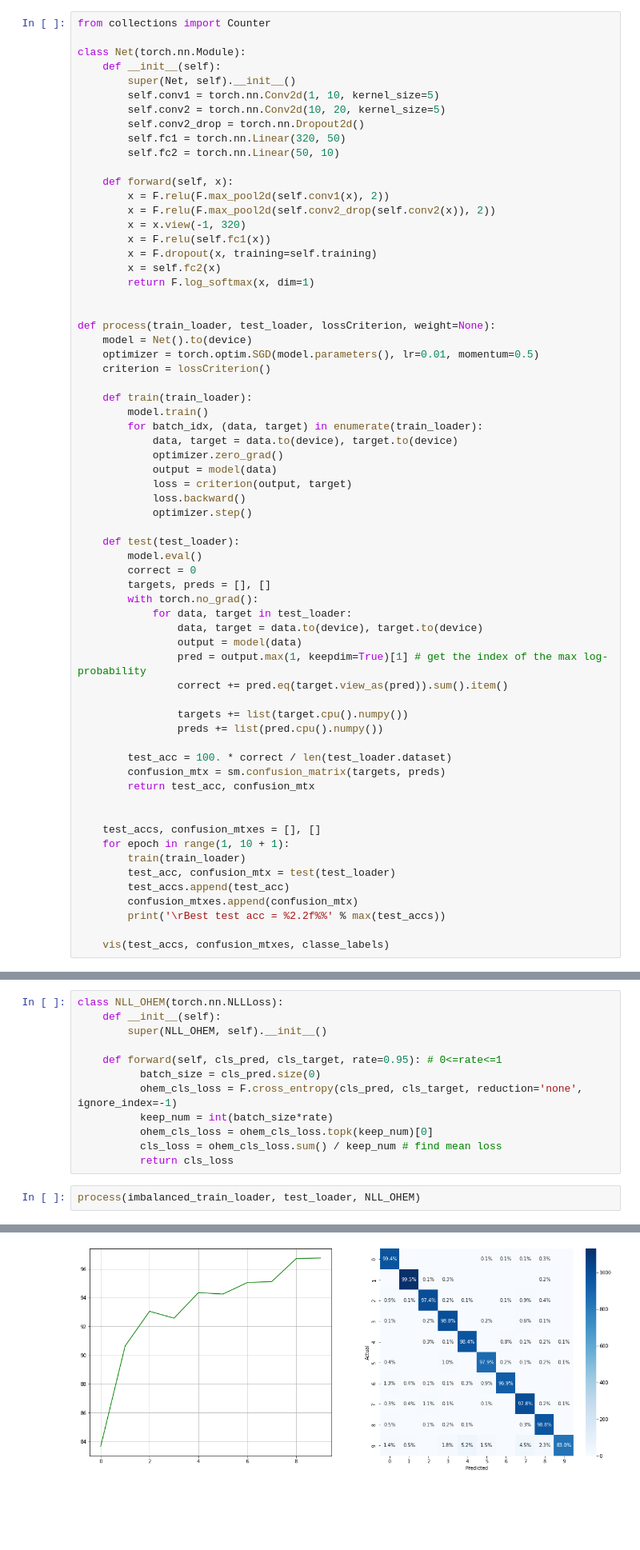
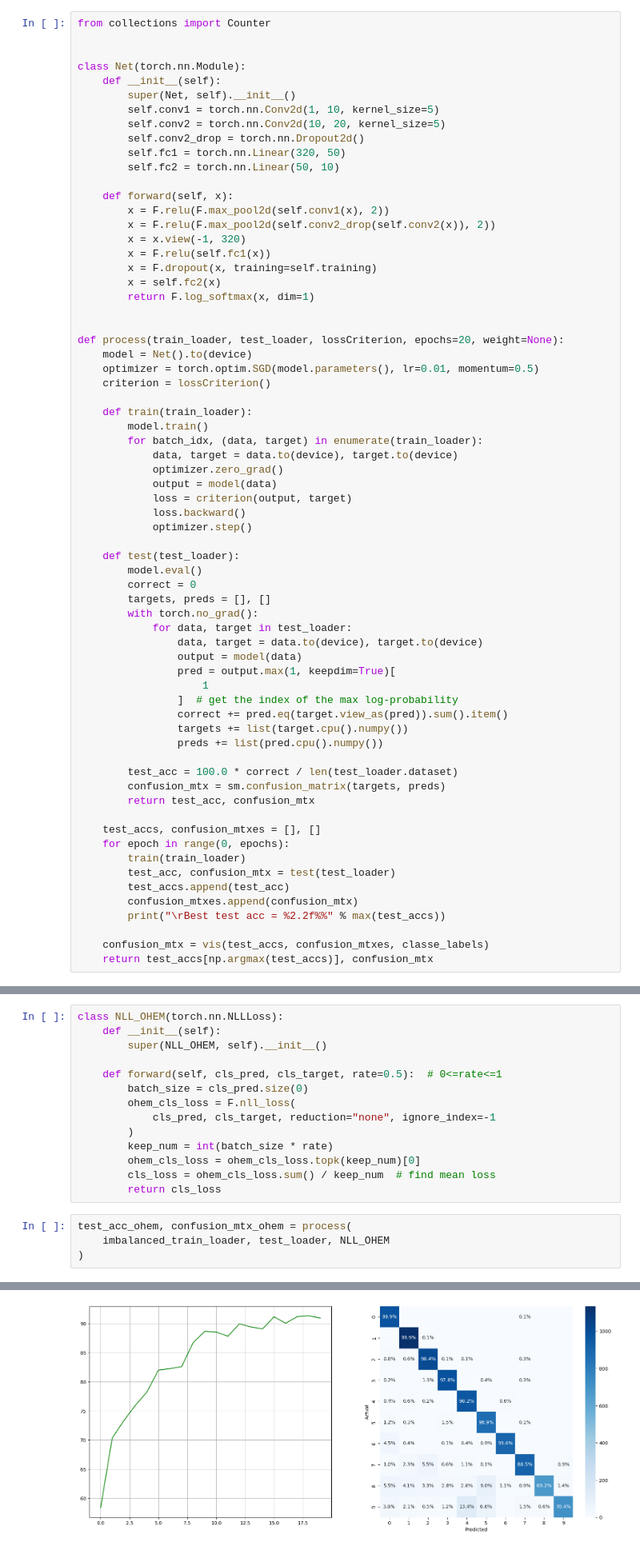
Before and after one commit to PacktPublishing/Machine-Learning-for-Imbalanced-Data, a Jupyter notebook: chapter09/Online_hard_example_mining-OHEM.ipynb, the cells around one changed output, grey strips where cells are left out. Shown at 80% size. Cells and saved outputs as stored; diff of their text form; blank space fills up the shorter version.

```diff
--- a/chapter09/Online_hard_example_mining-OHEM.ipynb
+++ b/chapter09/Online_hard_example_mining-OHEM.ipynb
@@ -184,5 +250,6 @@ class ClassBalancedFocalLoss(torch.nn.Module):
 # %%
 from collections import Counter
+
 
 class Net(torch.nn.Module):
     def __init__(self):
@@ -203,7 +270,7 @@ class Net(torch.nn.Module):
         return F.log_softmax(x, dim=1)
 
 
-def process(train_loader, test_loader, lossCriterion, weight=None):
+def process(train_loader, test_loader, lossCriterion, epochs=20, weight=None):
     model = Net().to(device)
     optimizer = torch.optim.SGD(model.parameters(), lr=0.01, momentum=0.5)
     criterion = lossCriterion()
@@ -226,24 +293,25 @@ def process(train_loader, test_loader, lossCriterion, weight=None):
             for data, target in test_loader:
                 data, target = data.to(device), target.to(device)
                 output = model(data)
-                pred = output.max(1, keepdim=True)[1] # get the index of the max log-probability
+                pred = output.max(1, keepdim=True)[
+                    1
+                ]  # get the index of the max log-probability
                 correct += pred.eq(target.view_as(pred)).sum().item()
-
                 targets += list(target.cpu().numpy())
                 preds += list(pred.cpu().numpy())
 
-        test_acc = 100. * correct / len(test_loader.dataset)
+        test_acc = 100.0 * correct / len(test_loader.dataset)
         confusion_mtx = sm.confusion_matrix(targets, preds)
         return test_acc, confusion_mtx
 
-
     test_accs, confusion_mtxes = [], []
-    for epoch in range(1, 10 + 1):
+    for epoch in range(0, epochs):
         train(train_loader)
         test_acc, confusion_mtx = test(test_loader)
         test_accs.append(test_acc)
         confusion_mtxes.append(confusion_mtx)
-        print('\rBest test acc = %2.2f%%' % max(test_accs))
+        print("\rBest test acc = %2.2f%%" % max(test_accs))
 
-    vis(test_accs, confusion_mtxes, classe_labels)
+    confusion_mtx = vis(test_accs, confusion_mtxes, classe_labels)
+    return test_accs[np.argmax(test_accs)], confusion_mtx
 # %%
@@ -266,13 +345,17 @@ class NLL_OHEM(torch.nn.NLLLoss):
     def __init__(self):
         super(NLL_OHEM, self).__init__()
 
-    def forward(self, cls_pred, cls_target, rate=0.95): # 0<=rate<=1
-          batch_size = cls_pred.size(0)
-          ohem_cls_loss = F.cross_entropy(cls_pred, cls_target, reduction='none', ignore_index=-1)
-          keep_num = int(batch_size*rate)
-          ohem_cls_loss = ohem_cls_loss.topk(keep_num)[0]
-          cls_loss = ohem_cls_loss.sum() / keep_num # find mean loss
-          return cls_loss
+    def forward(self, cls_pred, cls_target, rate=0.5):  # 0<=rate<=1
+        batch_size = cls_pred.size(0)
+        ohem_cls_loss = F.nll_loss(
+            cls_pred, cls_target, reduction="none", ignore_index=-1
+        )
+        keep_num = int(batch_size * rate)
+        ohem_cls_loss = ohem_cls_loss.topk(keep_num)[0]
+        cls_loss = ohem_cls_loss.sum() / keep_num  # find mean loss
+        return cls_loss
 # %%
-process(imbalanced_train_loader, test_loader, NLL_OHEM)
+test_acc_ohem, confusion_mtx_ohem = process(
+    imbalanced_train_loader, test_loader, NLL_OHEM
+)
 # %% [output]
@@ -289 +382 @@ Best test acc = 96.77%
-[figure, old version]
+[figure, new version]
```
Also changed, not shown: parts of 14 cells of this notebook, 39 other files.
